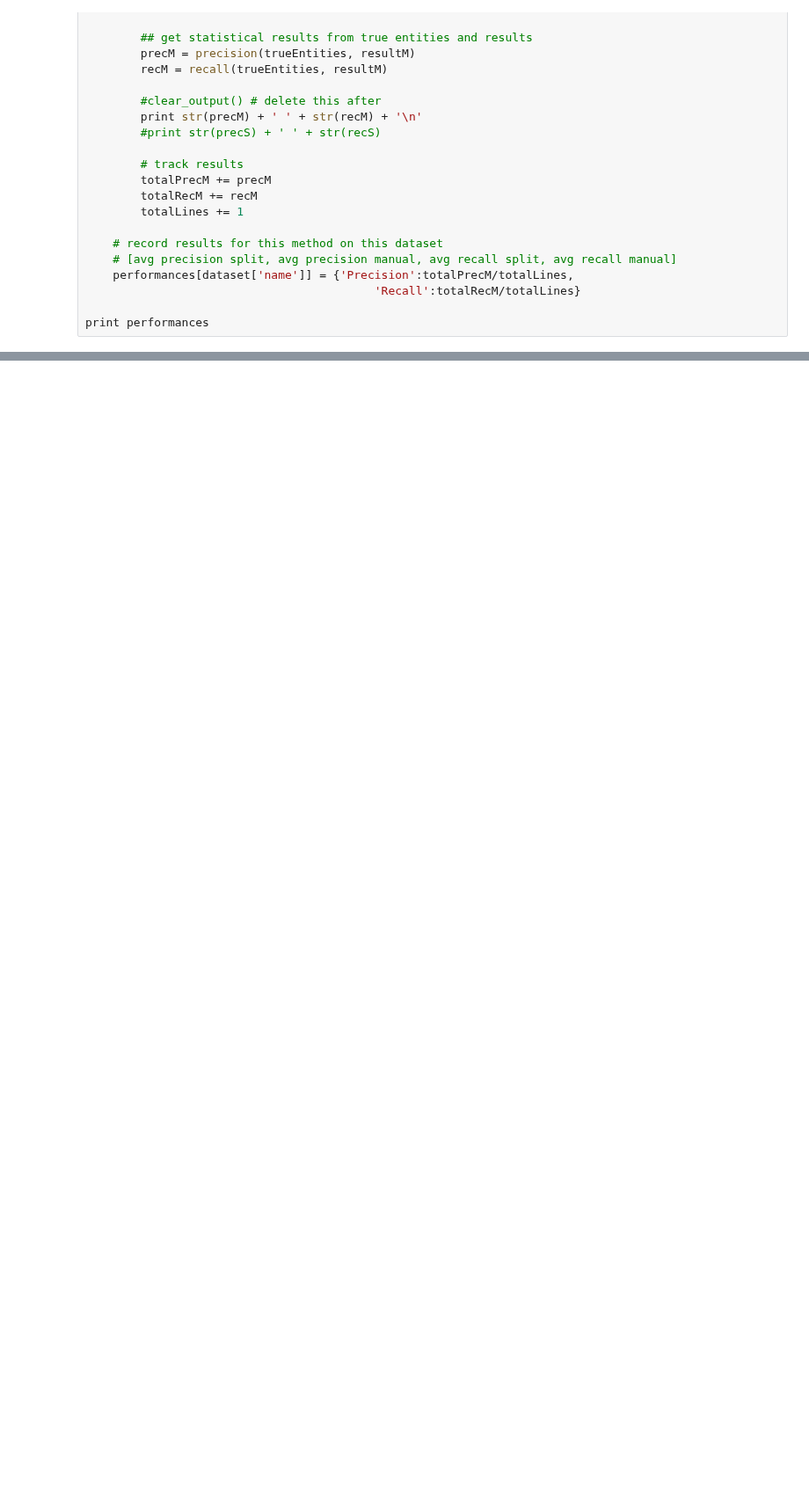
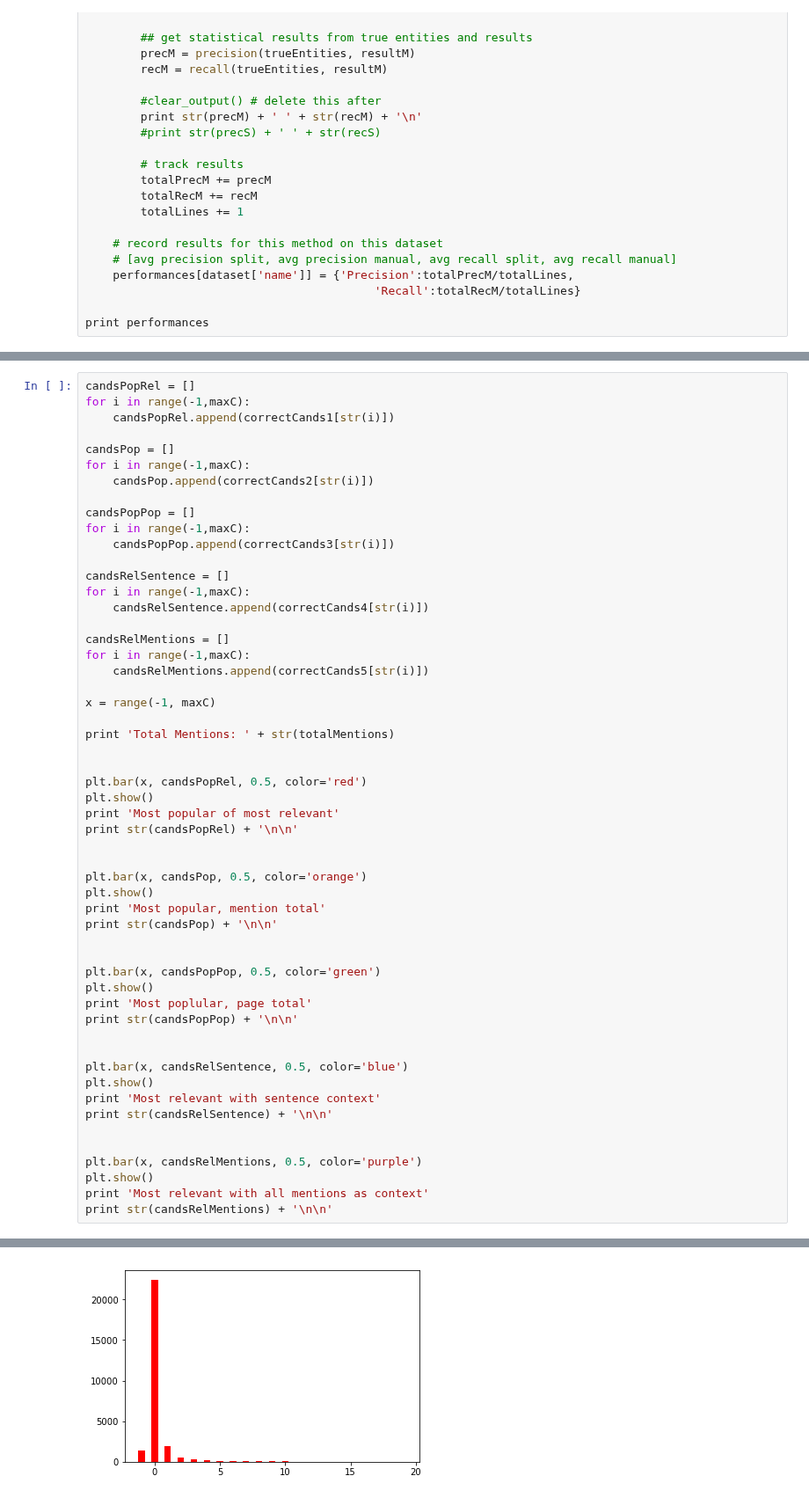
Before and after one commit to malnis/wikisim, a Jupyter notebook: wikisim/ryansdraftnotebook.ipynb, the cells around one changed output, grey strips where cells are left out. Shown at 88% size. Saved outputs shown, nothing was run; the diff lists cells and outputs as text; blank space fills up the shorter version.

```diff
--- a/wikisim/ryansdraftnotebook.ipynb
+++ b/wikisim/ryansdraftnotebook.ipynb
@@ -1426,0 +1592,55 @@ print total
+# %%
+candsPopRel = []
+for i in range(-1,maxC):
+    candsPopRel.append(correctCands1[str(i)])
+
+candsPop = []
+for i in range(-1,maxC):
+    candsPop.append(correctCands2[str(i)])
+
+candsPopPop = []
+for i in range(-1,maxC):
+    candsPopPop.append(correctCands3[str(i)])
+
+candsRelSentence = []
+for i in range(-1,maxC):
+    candsRelSentence.append(correctCands4[str(i)])
+
+candsRelMentions = []
+for i in range(-1,maxC):
+    candsRelMentions.append(correctCands5[str(i)])
+
+x = range(-1, maxC)
+
+print 'Total Mentions: ' + str(totalMentions)
+
+
+plt.bar(x, candsPopRel, 0.5, color='red')
+plt.show()
+print 'Most popular of most relevant'
+print str(candsPopRel) + '\n\n'
+
+
+plt.bar(x, candsPop, 0.5, color='orange')
+plt.show()
+print 'Most popular, mention total'
+print str(candsPop) + '\n\n'
+
+
+plt.bar(x, candsPopPop, 0.5, color='green')
+plt.show()
+print 'Most poplular, page total'
+print str(candsPopPop) + '\n\n'
+
+
+plt.bar(x, candsRelSentence, 0.5, color='blue')
+plt.show()
+print 'Most relevant with sentence context'
+print str(candsRelSentence) + '\n\n'
+
+
+plt.bar(x, candsRelMentions, 0.5, color='purple')
+plt.show()
+print 'Most relevant with all mentions as context'
+print str(candsRelMentions) + '\n\n'
+# %% [output]
@@ -1426,0 +1648 @@ print total
+[figure, added]
```
Also changed, not shown: parts of 7 cells of this notebook, 1 other file.
